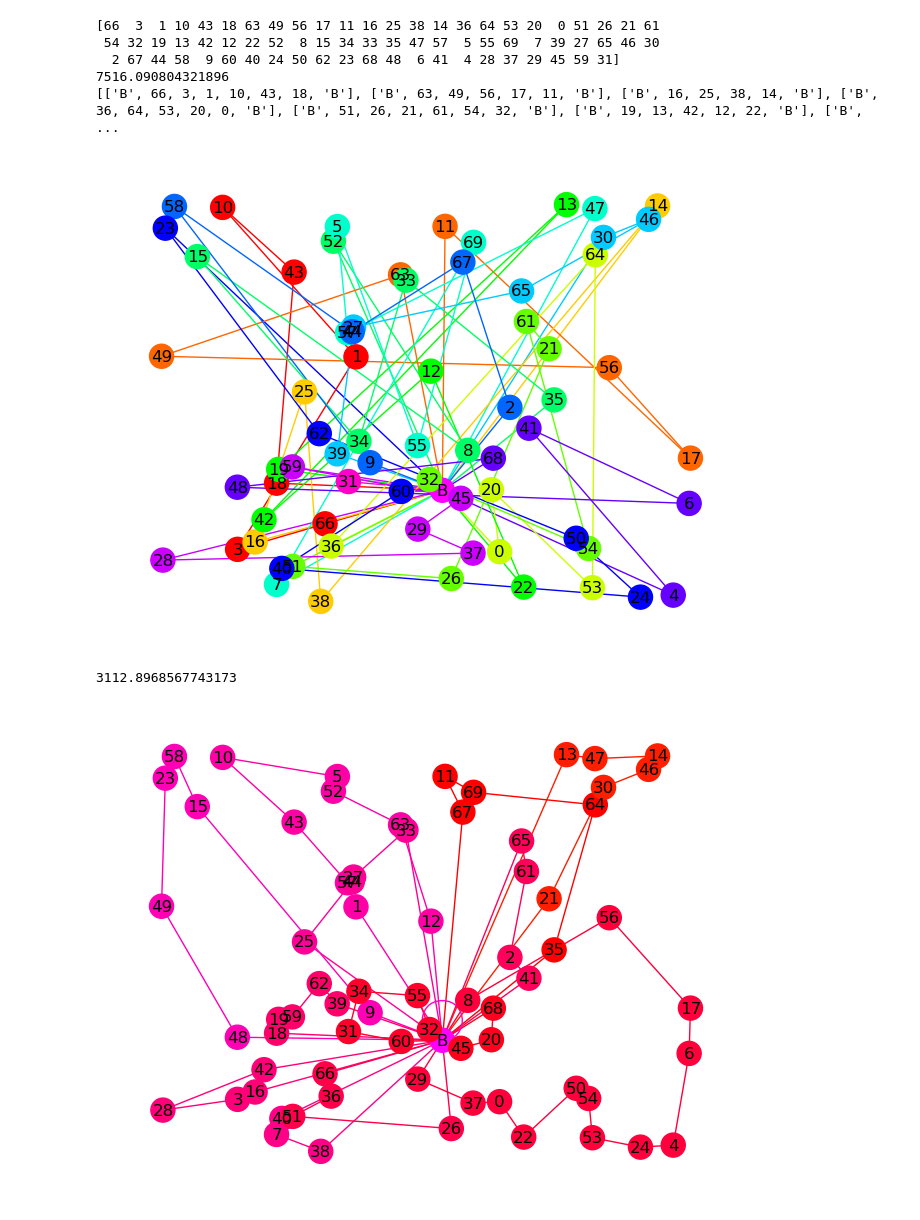
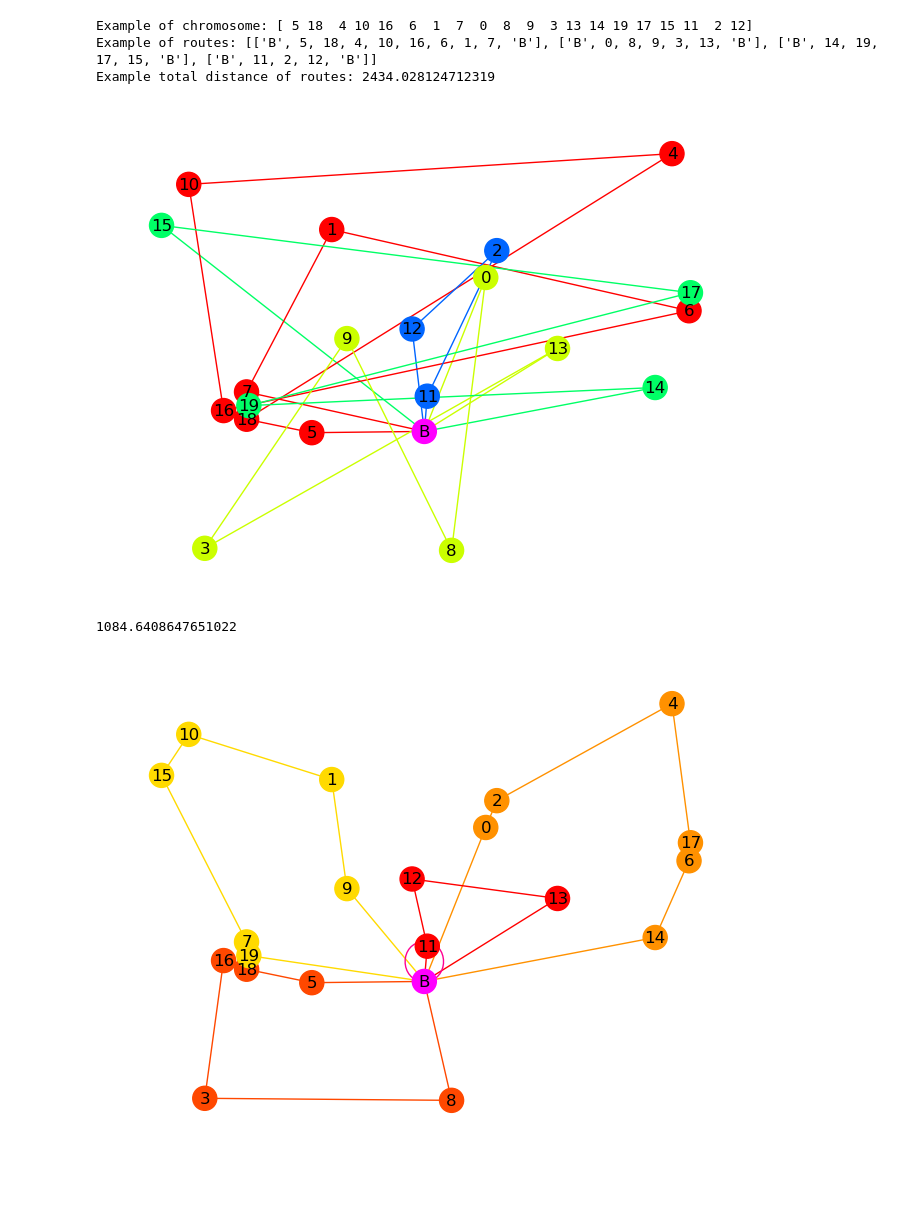
Before and after one commit to matteodegobbi/Vehicle-Routing-Problem, a Jupyter notebook: GA.ipynb, the cells around one changed output. Drawn from its saved outputs; the diff is of its cells as text; code cells hidden in the pictures; blank space fills up the shorter version.

```diff
--- a/GA.ipynb
+++ b/GA.ipynb
@@ -16,31 +14,28 @@ from ORToolsVRP import get_ORTools_result
 # %%
-seed = 30
-n_clients = 70
+seed = 30 # FIX A SEED TO GET DETERMINISTIC RESULT
 np.random.seed(seed)
 random.seed(seed)
-#vrp = VRP(200,200,100,20)
-vrp = VRP(200,200,n_clients,100)
-vrp.init_random_population()
-#vrp.population[0] = [2,0,3,1]
-print(vrp.population[0])
+
+n_clients = 20 # number of clients to serve
+vrp = VRP(200,200,n_clients,20)
+vrp.init_random_population() #initialize first generation
+print("Example of chromosome:",vrp.population[0])
 distance,routes = vrp.fitness_function(0)
-print(distance)
-print(routes)
-vrp.draw_chromosome_paths()
-#vrp.capacities[0]
-chs = list()
-fs = list()
+print("Example of routes:",routes)
+print("Example total distance of routes:",distance)
+
+vrp.draw_chromosome_paths()#draw chromosome routes with networkx
+chs = list()#clients
+fs = list()#fitnesses
 # %% [output]
-[66  3  1 10 43 18 63 49 56 17 11 16 25 38 14 36 64 53 20  0 51 26 21 61
- 54 32 19 13 42 12 22 52  8 15 34 33 35 47 57  5 55 69  7 39 27 65 46 30
-  2 67 44 58  9 60 40 24 50 62 23 68 48  6 41  4 28 37 29 45 59 31]
-7516.090804321896
-[['B', 66, 3, 1, 10, 43, 18, 'B'], ['B', 63, 49, 56, 17, 11, 'B'], ['B', 16, 25, 38, 14, 'B'], ['B', 36, 64, 53, 20, 0, 'B'], ['B', 51, 26, 21, 61, 54, 32, 'B'], ['B', 19, 13, 42, 12, 22, 'B'], ['B',  ...
+Example of chromosome: [ 5 18  4 10 16  6  1  7  0  8  9  3 13 14 19 17 15 11  2 12]
+Example of routes: [['B', 5, 18, 4, 10, 16, 6, 1, 7, 'B'], ['B', 0, 8, 9, 3, 13, 'B'], ['B', 14, 19, 17, 15, 'B'], ['B', 11, 2, 12, 'B']]
+Example total distance of routes: 2434.028124712319
-[figure, old version]
+[figure, new version]
 # %%
-optimal_fitness = get_ORTools_result(vrp)
+optimal_fitness = get_ORTools_result(vrp)#use the ORTools solver to get best guided local search solution
 print(optimal_fitness)
 # %% [output]
-3112.8968567743173
+1084.6408647651022
-[figure, old version]
+[figure, new version]
 # %%
```
Also changed, not shown: parts of 29 cells of this notebook, 39 other files.
